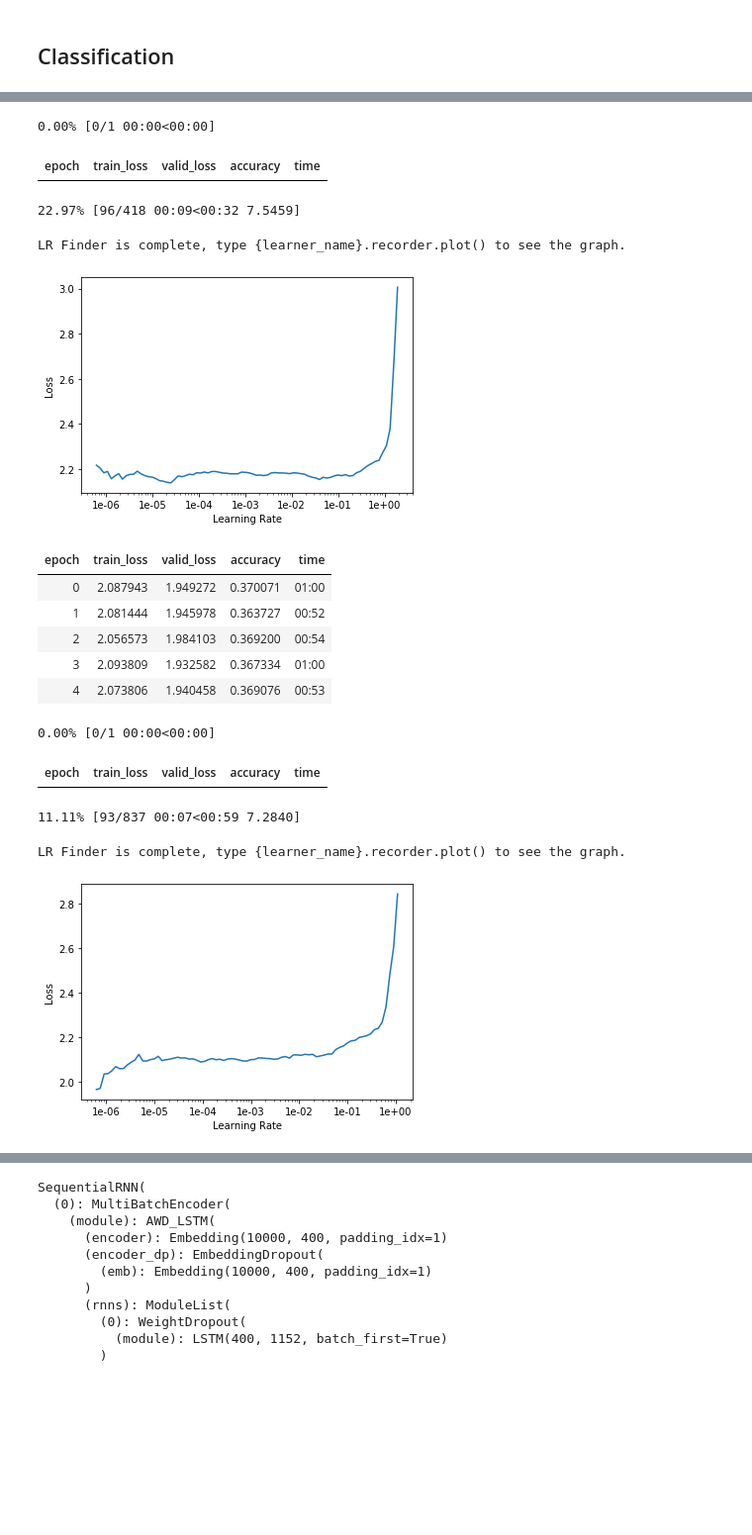
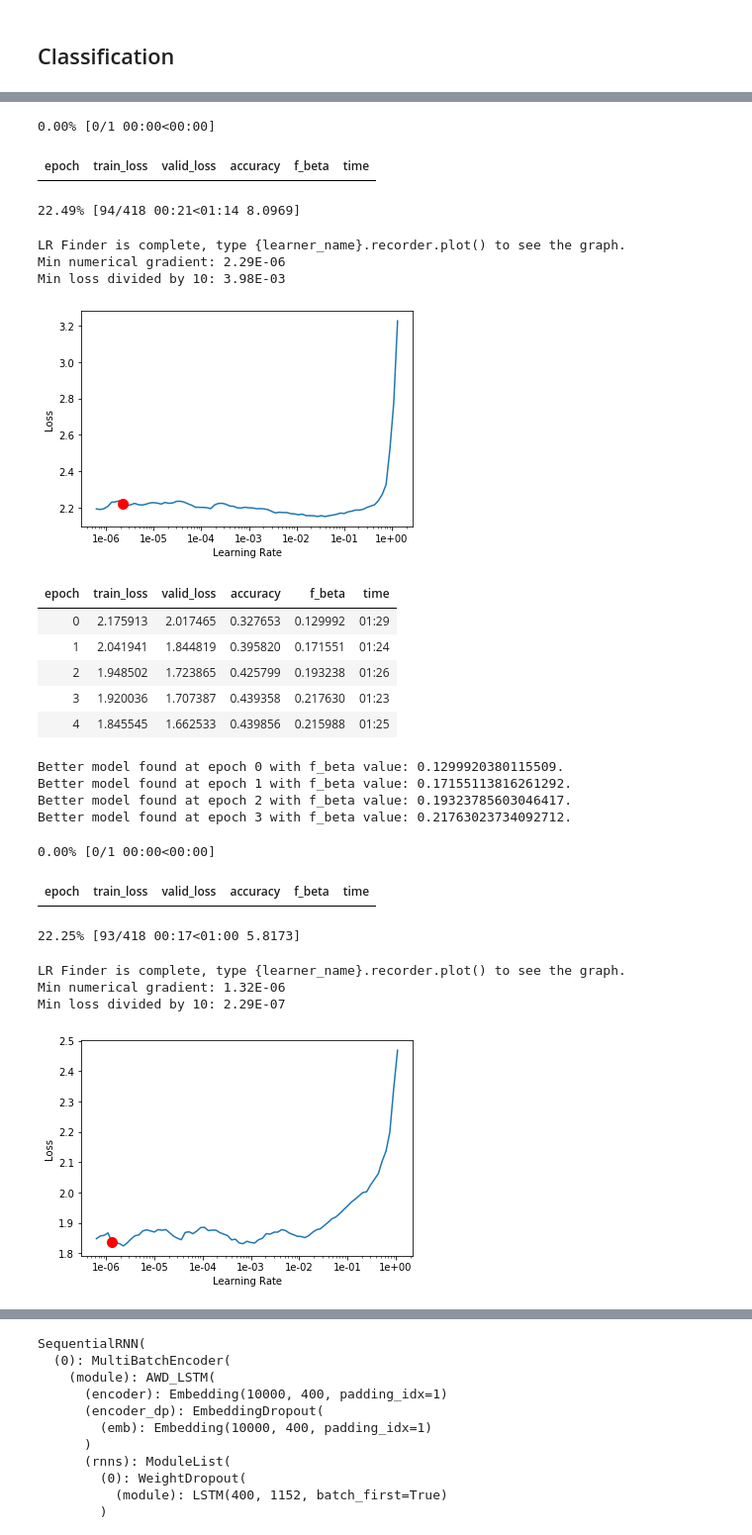
Before and after one commit to davanstrien/Website-Classification, a Jupyter notebook: notebooks/04_nlp.ipynb, the cells around one changed output, grey strips where cells are left out. Shown at 99% size. Saved outputs shown, nothing was run; the diff lists cells and outputs as text; code cells hidden in the pictures; blank space fills up the shorter version.

```diff
--- a/notebooks/04_nlp.ipynb
+++ b/notebooks/04_nlp.ipynb
@@ -181,2 +196,0 @@ learn_class.recorder.plot()
-# %%
-learn_class.fit_one_cycle(1, max_lr=slice(1e-02,1e-01))
@@ -185,0 +197,4 @@ learn_class.fit_one_cycle(1, max_lr=slice(1e-02,1e-01))
+# %%
+learn_class.fit_one_cycle(5, max_lr=learn_class.recorder.min_grad_lr,
+                          callbacks=[SaveModelCallback(learn_class, monitor='f_beta', every='improvement',
+                                                      name='best_nlp_class_unigram')])
@@ -186,29 +211,42 @@ learn_class.fit_one_cycle(1, max_lr=slice(1e-02,1e-01))
 # %%
+learn_class.unfreeze()
 learn_class.lr_find()
-learn_class.recorder.plot()
+learn_class.recorder.plot(suggestion=True)
 # %% [output]
 0.00% [0/1 00:00<00:00]
-| epoch | train_loss | valid_loss | accuracy | time |
+| epoch | train_loss | valid_loss | accuracy | f_beta | time |
-22.97% [96/418 00:09<00:32 7.5459]
+22.49% [94/418 00:21<01:14 8.0969]
 LR Finder is complete, type {learner_name}.recorder.plot() to see the graph.
+Min numerical gradient: 2.29E-06
+Min loss divided by 10: 3.98E-03
-[figure, old version]
+[figure, new version]
 # %%
-learn_class.fit_one_cycle(5, max_lr=slice(1e-06,1e-03))
+learn_class.fit_one_cycle(5, max_lr=slice(1e-06,1e-02),
+                         callbacks=[SaveModelCallback(learn_class, monitor='f_beta', every='improvement',
+                                                      name='best_nlp_class_unigram')])
 # %% [output]
-| epoch | train_loss | valid_loss | accuracy | time |
-| 0 | 2.087943 | 1.949272 | 0.370071 | 01:00 |
-| 1 | 2.081444 | 1.945978 | 0.363727 | 00:52 |
-| 2 | 2.056573 | 1.984103 | 0.369200 | 00:54 |
-| 3 | 2.093809 | 1.932582 | 0.367334 | 01:00 |
-| 4 | 2.073806 | 1.940458 | 0.369076 | 00:53 |
+| epoch | train_loss | valid_loss | accuracy | f_beta | time |
+| 0 | 2.175913 | 2.017465 | 0.327653 | 0.129992 | 01:29 |
+| 1 | 2.041941 | 1.844819 | 0.395820 | 0.171551 | 01:24 |
+| 2 | 1.948502 | 1.723865 | 0.425799 | 0.193238 | 01:26 |
+| 3 | 1.920036 | 1.707387 | 0.439358 | 0.217630 | 01:23 |
+| 4 | 1.845545 | 1.662533 | 0.439856 | 0.215988 | 01:25 |
+Better model found at epoch 0 with f_beta value: 0.1299920380115509.
+Better model found at epoch 1 with f_beta value: 0.17155113816261292.
+Better model found at epoch 2 with f_beta value: 0.19323785603046417.
+Better model found at epoch 3 with f_beta value: 0.21763023734092712.
+# %%
+learn_class.load('best_nlp_class_unigram');
 # %%
 learn_class.unfreeze()
 learn_class.lr_find()
-learn_class.recorder.plot()
+learn_class.recorder.plot(suggestion=True)
 # %% [output]
 0.00% [0/1 00:00<00:00]
-| epoch | train_loss | valid_loss | accuracy | time |
+| epoch | train_loss | valid_loss | accuracy | f_beta | time |
-11.11% [93/837 00:07<00:59 7.2840]
+22.25% [93/418 00:17<01:00 5.8173]
 LR Finder is complete, type {learner_name}.recorder.plot() to see the graph.
+Min numerical gradient: 1.32E-06
+Min loss divided by 10: 2.29E-07
-[figure, old version]
+[figure, new version]
 # %%
```
Also changed, not shown: parts of 55 cells of this notebook, 3 other files.
